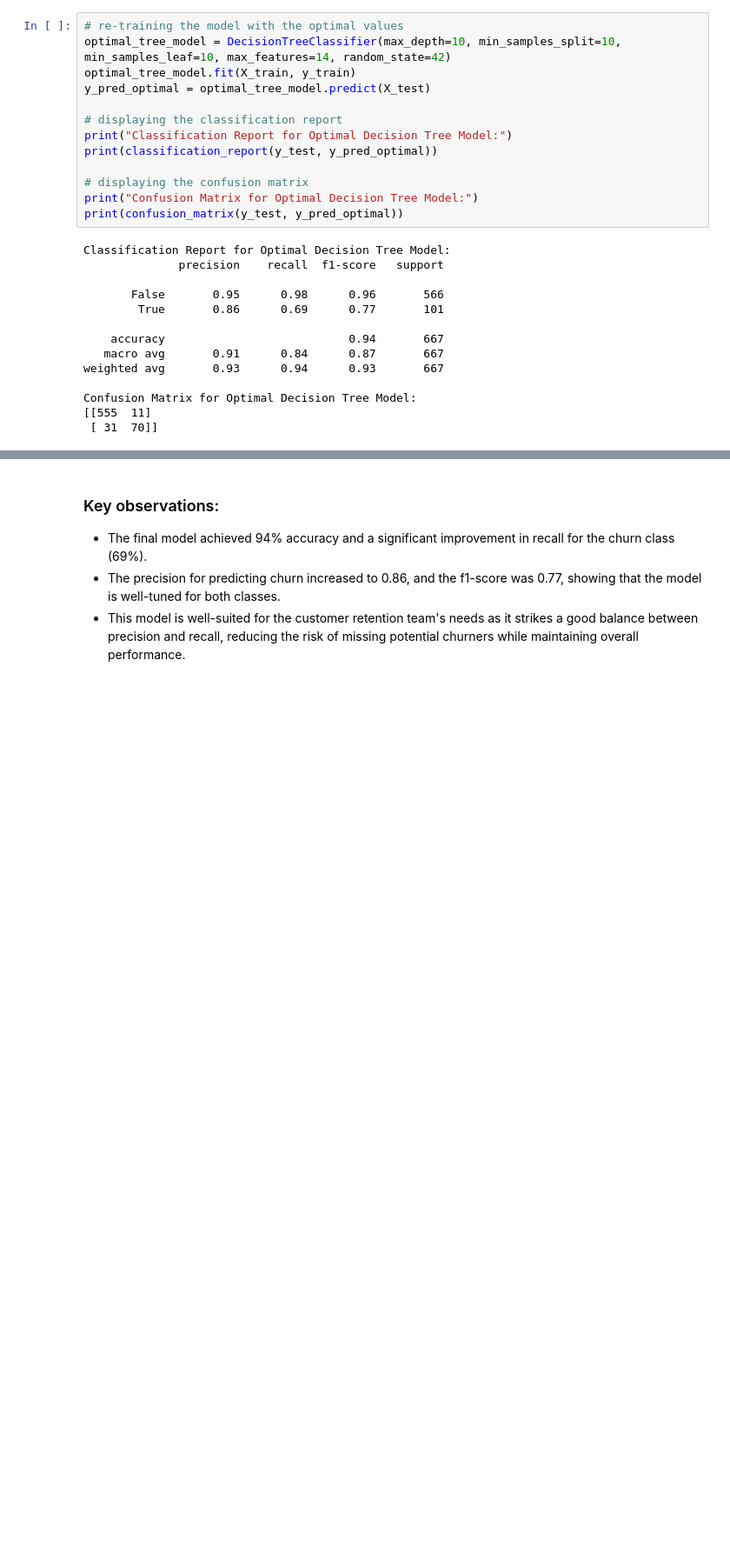
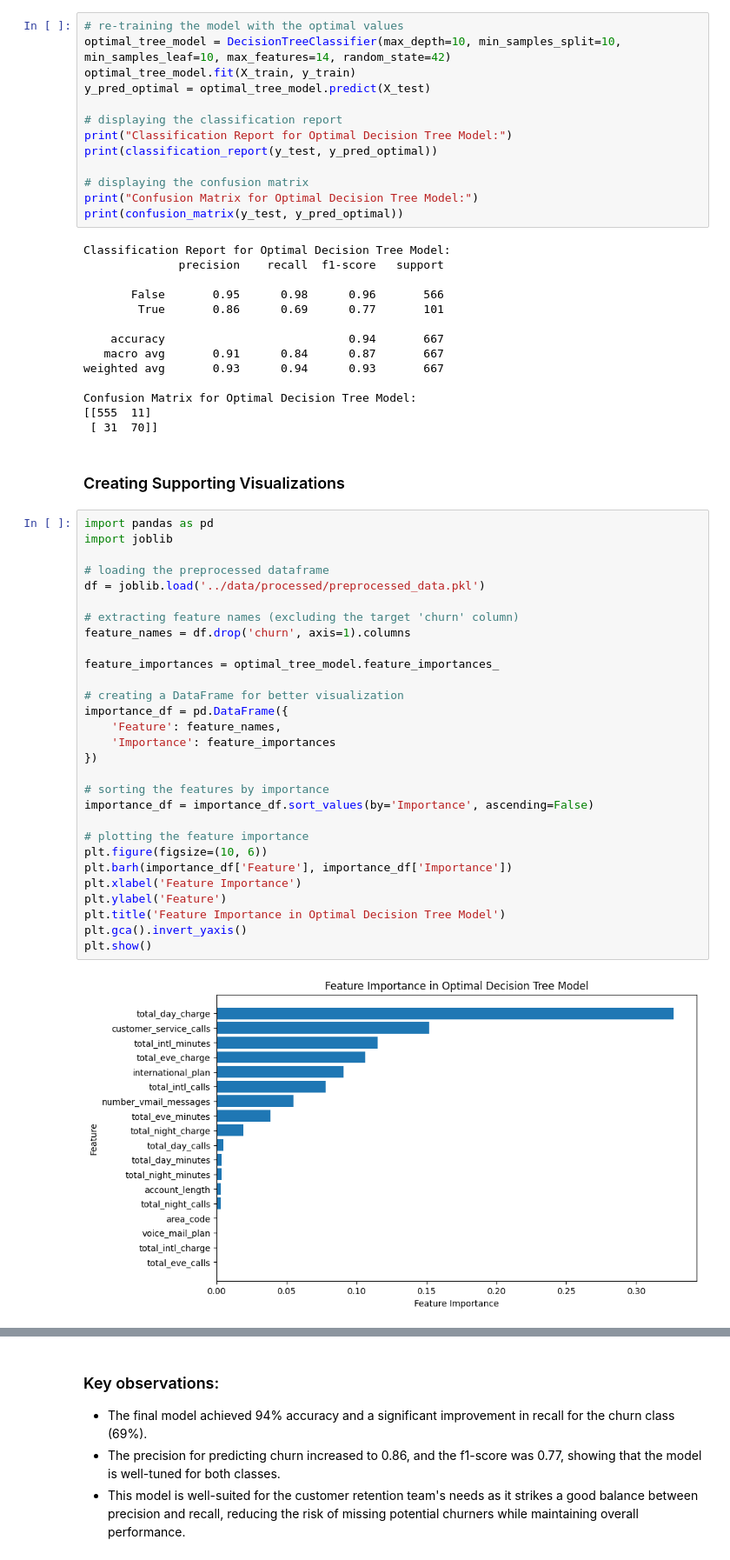
Before and after one commit to 66ultra/customer-churn-classification, a Jupyter notebook: notebooks/03_modeling_and_evaluation.ipynb, the cells around one changed output, grey strips where cells are left out. Shown at 87% size. Saved outputs shown, nothing was run; the diff lists cells and outputs as text; blank space fills up the shorter version.

Commit message:
Added some additional visualizations

```diff
--- a/notebooks/03_modeling_and_evaluation.ipynb
+++ b/notebooks/03_modeling_and_evaluation.ipynb
@@ -715,3 +715,36 @@ weighted avg       0.93      0.94      0.93       667
 Confusion Matrix for Optimal Decision Tree Model:
 [[555  11]
  [ 31  70]]
+# %% [markdown]
+### Creating Supporting Visualizations
+# %%
+import pandas as pd
+import joblib
+
+# loading the preprocessed dataframe
+df = joblib.load('../data/processed/preprocessed_data.pkl')
+
+# extracting feature names (excluding the target 'churn' column)
+feature_names = df.drop('churn', axis=1).columns
+
+feature_importances = optimal_tree_model.feature_importances_
+
+# creating a DataFrame for better visualization
+importance_df = pd.DataFrame({
+    'Feature': feature_names,
+    'Importance': feature_importances
+})
+
+# sorting the features by importance
+importance_df = importance_df.sort_values(by='Importance', ascending=False)
+
+# plotting the feature importance
+plt.figure(figsize=(10, 6))
+plt.barh(importance_df['Feature'], importance_df['Importance'])
+plt.xlabel('Feature Importance')
+plt.ylabel('Feature')
+plt.title('Feature Importance in Optimal Decision Tree Model')
+plt.gca().invert_yaxis()
+plt.show()
+# %% [output]
+[figure, added]
```
Also changed, not shown: parts of 3 cells of this notebook.
